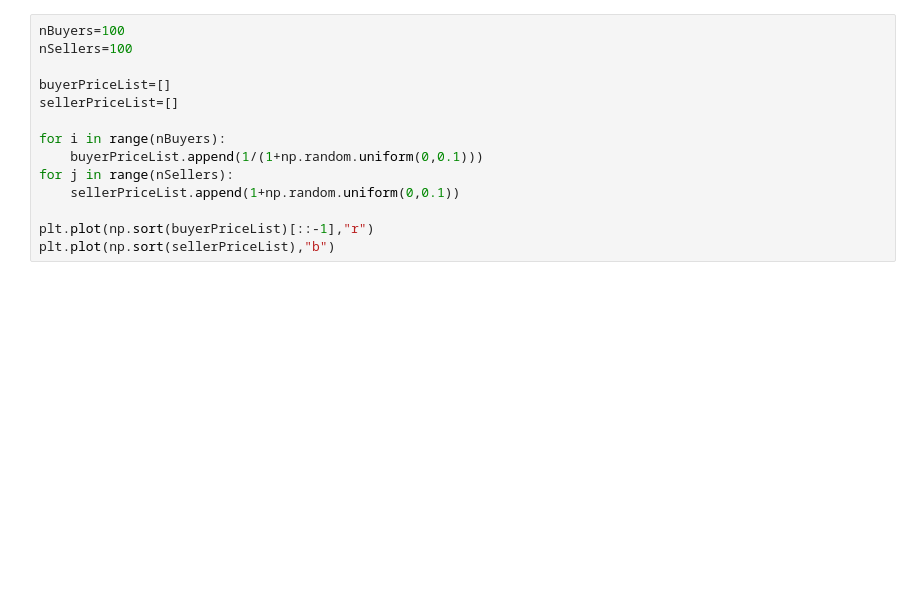
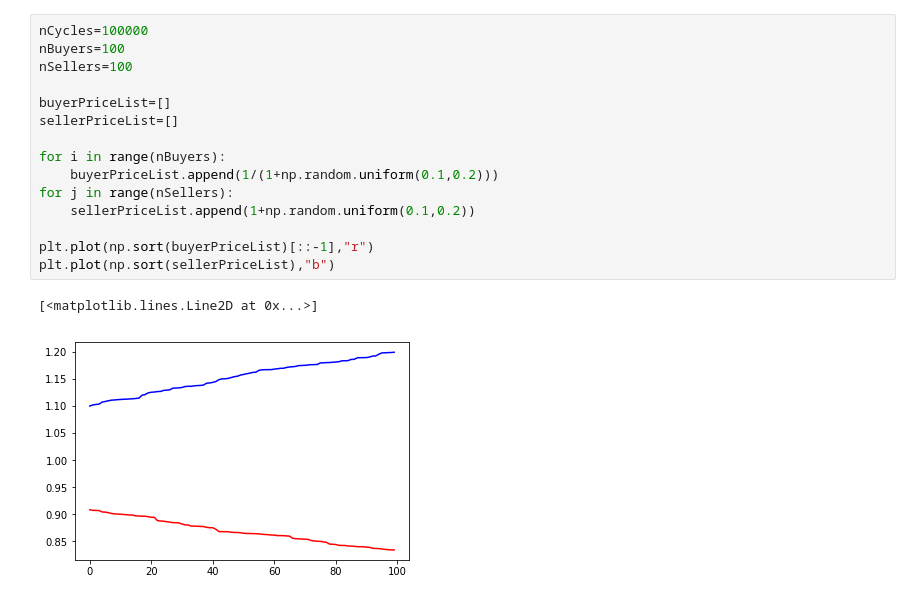
Before and after one commit to terna/microHayekianMarket, a Jupyter notebook: microHayekianMarket.ipynb, the cells around one changed output. Saved outputs shown, nothing was run; the diff lists cells and outputs as text; blank space fills up the shorter version.

```diff
--- a/microHayekianMarket.ipynb
+++ b/microHayekianMarket.ipynb
@@ -17,15 +20,19 @@ import time
 # %%
+nCycles=100000
 nBuyers=100
 nSellers=100
 
 buyerPriceList=[]
 sellerPriceList=[]
 
 for i in range(nBuyers):
-    buyerPriceList.append(1/(1+np.random.uniform(0,0.1)))
+    buyerPriceList.append(1/(1+np.random.uniform(0.1,0.2)))
 for j in range(nSellers):
-    sellerPriceList.append(1+np.random.uniform(0,0.1))
+    sellerPriceList.append(1+np.random.uniform(0.1,0.2))
 
 plt.plot(np.sort(buyerPriceList)[::-1],"r")
 plt.plot(np.sort(sellerPriceList),"b")
+# %% [output]
+[<matplotlib.lines.Line2D at 0x...>]
+[figure, added]
 # %%
```
Also changed, not shown: parts of 4 cells of this notebook.
